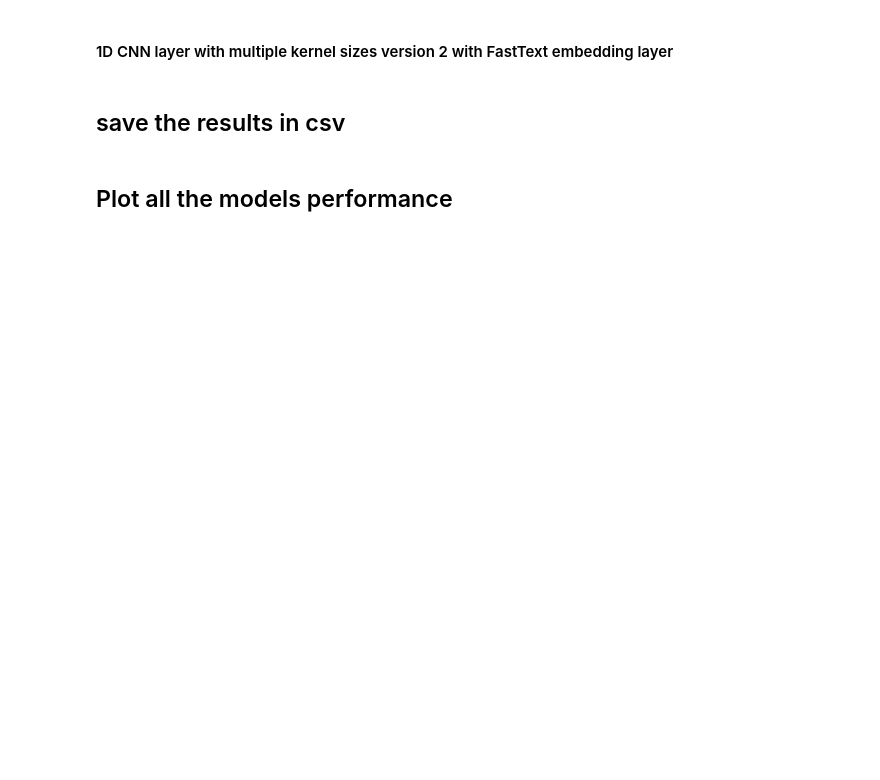
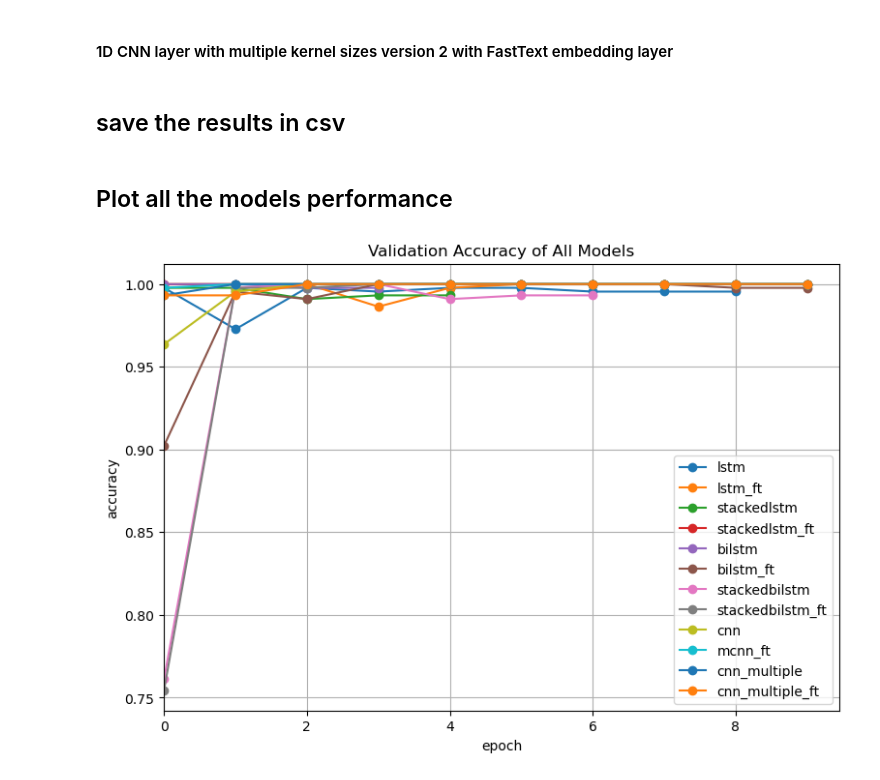
Before and after one commit to selfcontrol7/Korean_Voice_Phishing_Detection, a Jupyter notebook: Optimized_models/BT DL models for Korean Vishing.ipynb, the cells around one changed output. Drawn from its saved outputs; the diff is of its cells as text; code cells hidden in the pictures; blank space fills up the shorter version.

Commit message:
# training the models with augmented datasets

```diff
--- a/Optimized_models/BT DL models for Korean Vishing.ipynb
+++ b/Optimized_models/BT DL models for Korean Vishing.ipynb
@@ -2124,21 +2888,30 @@ df_results.to_csv("reports/Models_performance_summary_" + datetime.now().strftim
 # %% [markdown]
 ## Plot all the models performance
 # %%
-# # plot overall accuracy on test set
-# fig = plt.figure(figsize=(9,6))
-# plt.plot(history_2.epoch, history_2.history['val_accuracy'], '-o', label='1D CNN')
-# plt.plot(history_3.epoch, history_3.history['val_accuracy'], '-o', label='LSTM')
-# plt.plot(history_4.epoch, history_4.history['val_accuracy'], '-o', label='BiLSTM')
-# plt.plot(history_5.epoch, history_5.history['val_accuracy'], '-o', label='CNN-BiLSTM')
-# plt.plot(history_1.epoch, history_1.history['val_accuracy'], '-o', label='Proposed')
-# plt.title('Validation Accuracy of All Models')
-# plt.grid(True)
-# plt.legend()
-# plt.xlim(left=0)
-# plt.xlabel('epoch')
-# plt.ylabel('accuracy')
-# plt.savefig('reports/All_models_accuracy_metrics_'+ datetime.now().strftime("%Y%m%d_%H-%M-%S") + '.png', dpi=600, format='png', bbox_inches='tight')
-# plt.savefig('reports/All_models_accuracy_metrics_'+ datetime.now().strftime("%Y%m%d_%H-%M-%S") + '.pdf', dpi=600, format='pdf', bbox_inches='tight')
-# plt.show()
-# plt.close()
+# plot overall accuracy on test set
+fig = plt.figure(figsize=(9,6))
+plt.plot(history_lstm.epoch, history_lstm.history['val_accuracy'], '-o', label='lstm')
+plt.plot(history_lstm_ft.epoch, history_lstm_ft.history['val_accuracy'], '-o', label='lstm_ft')
+plt.plot(history_stackedlstm.epoch, history_stackedlstm.history['val_accuracy'], '-o', label='stackedlstm')
+plt.plot(history_stackedlstm_ft.epoch, history_stackedlstm_ft.history['val_accuracy'], '-o', label='stackedlstm_ft')
+plt.plot(history_bilstm.epoch, history_bilstm.history['val_accuracy'], '-o', label='bilstm')
+plt.plot(history_bilstm_ft.epoch, history_bilstm_ft.history['val_accuracy'], '-o', label='bilstm_ft')
+plt.plot(history_stackedbilstm.epoch, history_stackedbilstm.history['val_accuracy'], '-o', label='stackedbilstm')
+plt.plot(history_stackedbilstm_ft.epoch, history_stackedbilstm_ft.history['val_accuracy'], '-o', label='stackedbilstm_ft')
+plt.plot(history_cnn.epoch, history_cnn.history['val_accuracy'], '-o', label='cnn')
+plt.plot(history_cnn_ft.epoch,history_cnn_ft.history['val_accuracy'], '-o', label='mcnn_ft')
+plt.plot(history_cnn_multiple.epoch, history_cnn_multiple.history['val_accuracy'], '-o', label='cnn_multiple')
+plt.plot(history_cnn_multiple_ft.epoch, history_cnn_multiple_ft.history['val_accuracy'], '-o', label='cnn_multiple_ft')
+plt.title('Validation Accuracy of All Models')
+plt.grid(True)
+plt.legend()
+plt.xlim(left=0)
+plt.xlabel('epoch')
+plt.ylabel('accuracy')
+plt.savefig('reports/All_models_accuracy_metrics_'+ datetime.now().strftime("%Y%m%d_%H-%M-%S") + '.png', dpi=600, format='png', bbox_inches='tight')
+plt.savefig('reports/All_models_accuracy_metrics_'+ datetime.now().strftime("%Y%m%d_%H-%M-%S") + '.pdf', dpi=600, format='pdf', bbox_inches='tight')
+plt.show()
+plt.close()
+# %% [output]
+[figure, added]
 # %%
```
Also changed, not shown: parts of 71 cells of this notebook, 1 other file.
